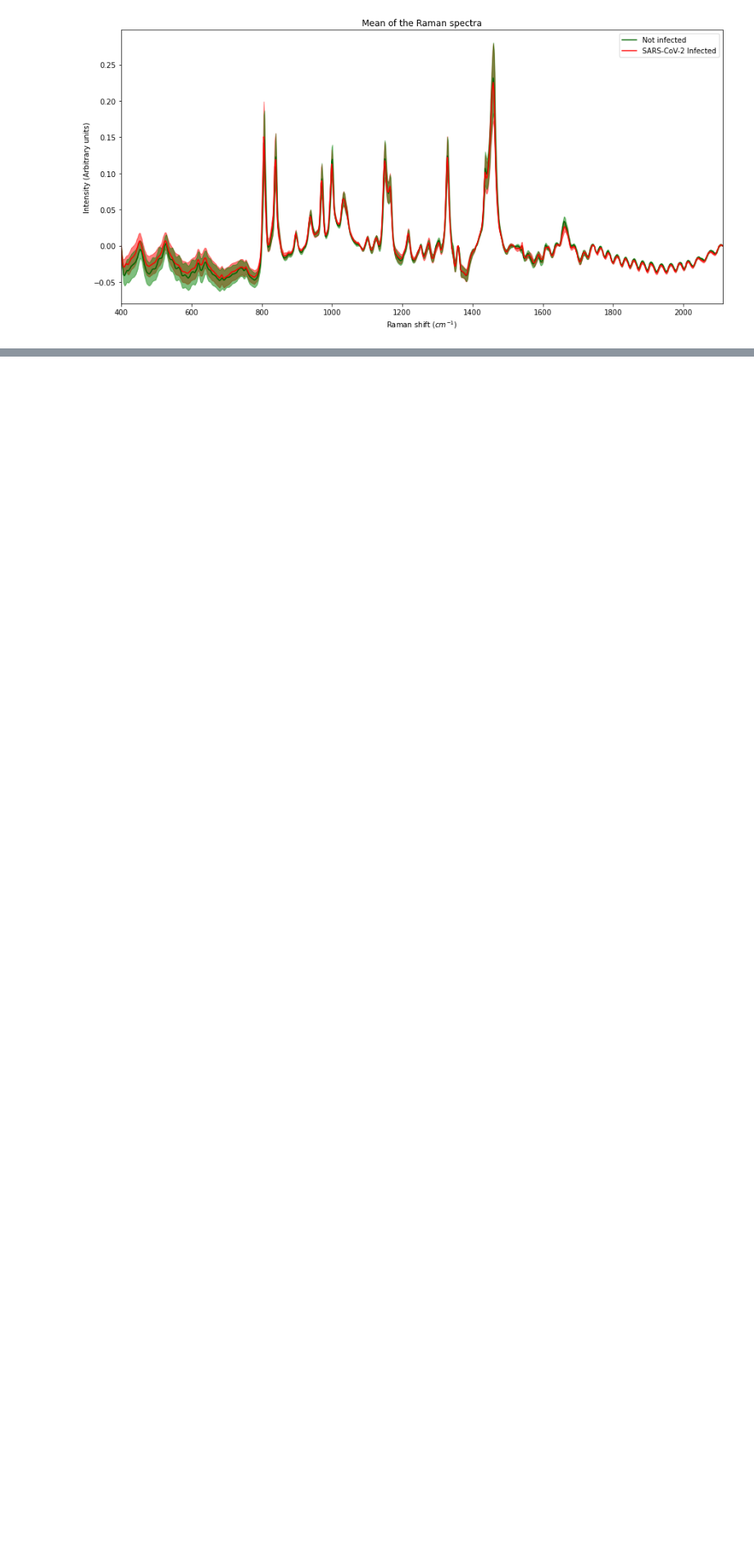
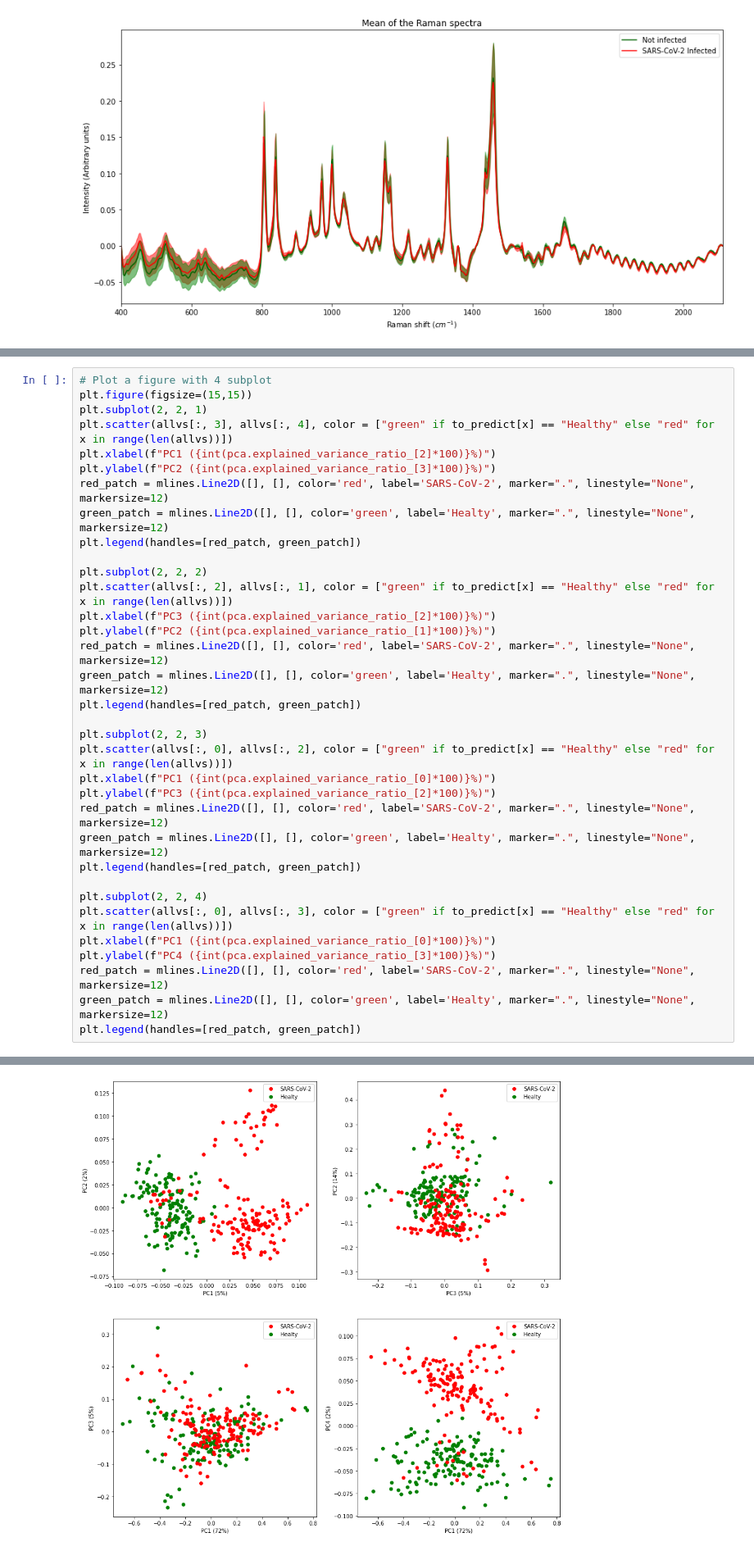
Before and after one commit to sfran96/ramanpy, a Jupyter notebook: examples/SARS-CoV-2.ipynb, the cells around one changed output, grey strips where cells are left out. Shown at 82% size. Saved outputs shown, nothing was run; the diff lists cells and outputs as text; blank space fills up the shorter version.

```diff
--- a/examples/SARS-CoV-2.ipynb
+++ b/examples/SARS-CoV-2.ipynb
@@ -98,0 +144,35 @@ results = spectra.trainModel(to_predict, True)
+# %%
+# Plot a figure with 4 subplot
+plt.figure(figsize=(15,15))
+plt.subplot(2, 2, 1)
+plt.scatter(allvs[:, 3], allvs[:, 4], color = ["green" if to_predict[x] == "Healthy" else "red" for x in range(len(allvs))])
+plt.xlabel(f"PC1 ({int(pca.explained_variance_ratio_[2]*100)}%)")
+plt.ylabel(f"PC2 ({int(pca.explained_variance_ratio_[3]*100)}%)")
+red_patch = mlines.Line2D([], [], color='red', label='SARS-CoV-2', marker=".", linestyle="None", markersize=12)
+green_patch = mlines.Line2D([], [], color='green', label='Healty', marker=".", linestyle="None", markersize=12)
+plt.legend(handles=[red_patch, green_patch])
+
+plt.subplot(2, 2, 2)
+plt.scatter(allvs[:, 2], allvs[:, 1], color = ["green" if to_predict[x] == "Healthy" else "red" for x in range(len(allvs))])
+plt.xlabel(f"PC3 ({int(pca.explained_variance_ratio_[2]*100)}%)")
+plt.ylabel(f"PC2 ({int(pca.explained_variance_ratio_[1]*100)}%)")
+red_patch = mlines.Line2D([], [], color='red', label='SARS-CoV-2', marker=".", linestyle="None", markersize=12)
+green_patch = mlines.Line2D([], [], color='green', label='Healty', marker=".", linestyle="None", markersize=12)
+plt.legend(handles=[red_patch, green_patch])
+
+plt.subplot(2, 2, 3)
+plt.scatter(allvs[:, 0], allvs[:, 2], color = ["green" if to_predict[x] == "Healthy" else "red" for x in range(len(allvs))])
+plt.xlabel(f"PC1 ({int(pca.explained_variance_ratio_[0]*100)}%)")
+plt.ylabel(f"PC3 ({int(pca.explained_variance_ratio_[2]*100)}%)")
+red_patch = mlines.Line2D([], [], color='red', label='SARS-CoV-2', marker=".", linestyle="None", markersize=12)
+green_patch = mlines.Line2D([], [], color='green', label='Healty', marker=".", linestyle="None", markersize=12)
+plt.legend(handles=[red_patch, green_patch])
+
+plt.subplot(2, 2, 4)
+plt.scatter(allvs[:, 0], allvs[:, 3], color = ["green" if to_predict[x] == "Healthy" else "red" for x in range(len(allvs))])
+plt.xlabel(f"PC1 ({int(pca.explained_variance_ratio_[0]*100)}%)")
+plt.ylabel(f"PC4 ({int(pca.explained_variance_ratio_[3]*100)}%)")
+red_patch = mlines.Line2D([], [], color='red', label='SARS-CoV-2', marker=".", linestyle="None", markersize=12)
+green_patch = mlines.Line2D([], [], color='green', label='Healty', marker=".", linestyle="None", markersize=12)
+plt.legend(handles=[red_patch, green_patch])
+# %% [output]
@@ -98,0 +180 @@ results = spectra.trainModel(to_predict, True)
+[figure, added]
```
Also changed, not shown: parts of 18 cells of this notebook, 2 other files.
